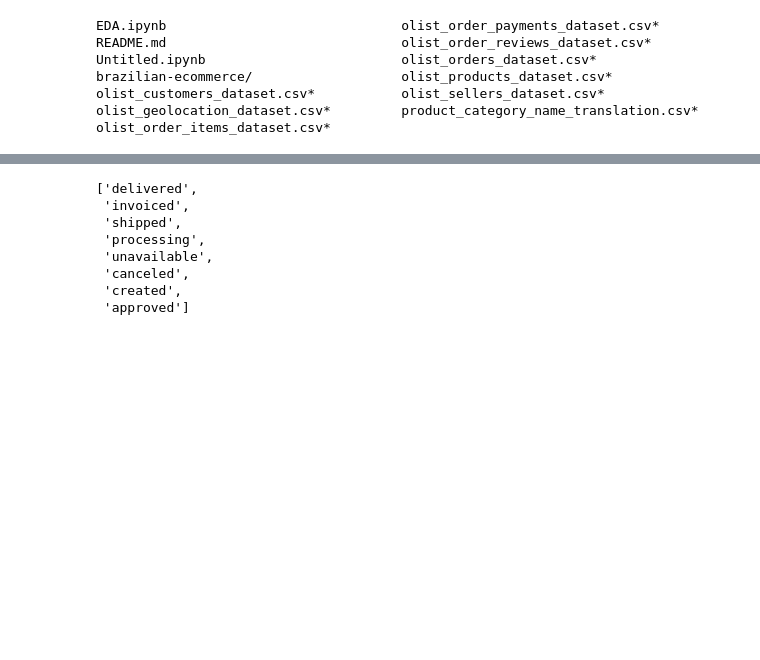
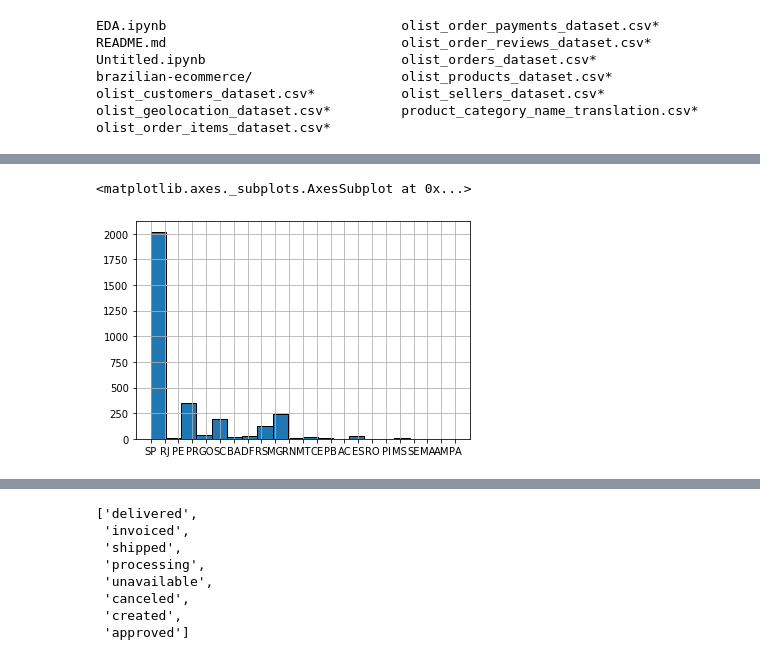
Before and after one commit to jorellano/E_commerce, a Jupyter notebook: EDA.ipynb, the cells around one changed output, grey strips where cells are left out. Cells and saved outputs as stored; diff of their text form; code cells hidden in the pictures; blank space fills up the shorter version.

```diff
--- a/EDA.ipynb
+++ b/EDA.ipynb
@@ -22,15 +22,13 @@ olist_customers_dataset.csv*           olist_sellers_dataset.csv*
 olist_geolocation_dataset.csv*         product_category_name_translation.csv*
 olist_order_items_dataset.csv*
 # %%
-df = pd.read_csv('olist_orders_dataset.csv', index_col=0, parse_dates=['order_purchase_timestamp'])
-
-product = pd.read_csv("product_category_name_translation.csv")
 customer = pd.read_csv("olist_customers_dataset.csv")
+location = pd.read_csv("olist_geolocation_dataset.csv")
+order_items = pd.read_csv("olist_order_items_dataset.csv")
+payment = pd.read_csv("olist_order_payments_dataset.csv")
 review = pd.read_csv("olist_order_reviews_dataset.csv")
-product_name = pd.read_csv("product_category_name_translation.csv")
 orders = pd.read_csv("olist_orders_dataset.csv")
 product = pd.read_csv("olist_products_dataset.csv")
-payment = pd.read_csv("olist_order_payments_dataset.csv")
-order_items = pd.read_csv('olist_order_items_dataset.csv')
-order_items.head()
+seller = pd.read_csv("olist_sellers_dataset.csv")
+product_name = pd.read_csv("product_category_name_translation.csv")
 # %% [output]
@@ -42,0 +35,2 @@ order_items.head()
+<matplotlib.axes._subplots.AxesSubplot at 0x...>
+[figure, added]
```
Also changed, not shown: parts of 18 cells of this notebook, 1 other file.
